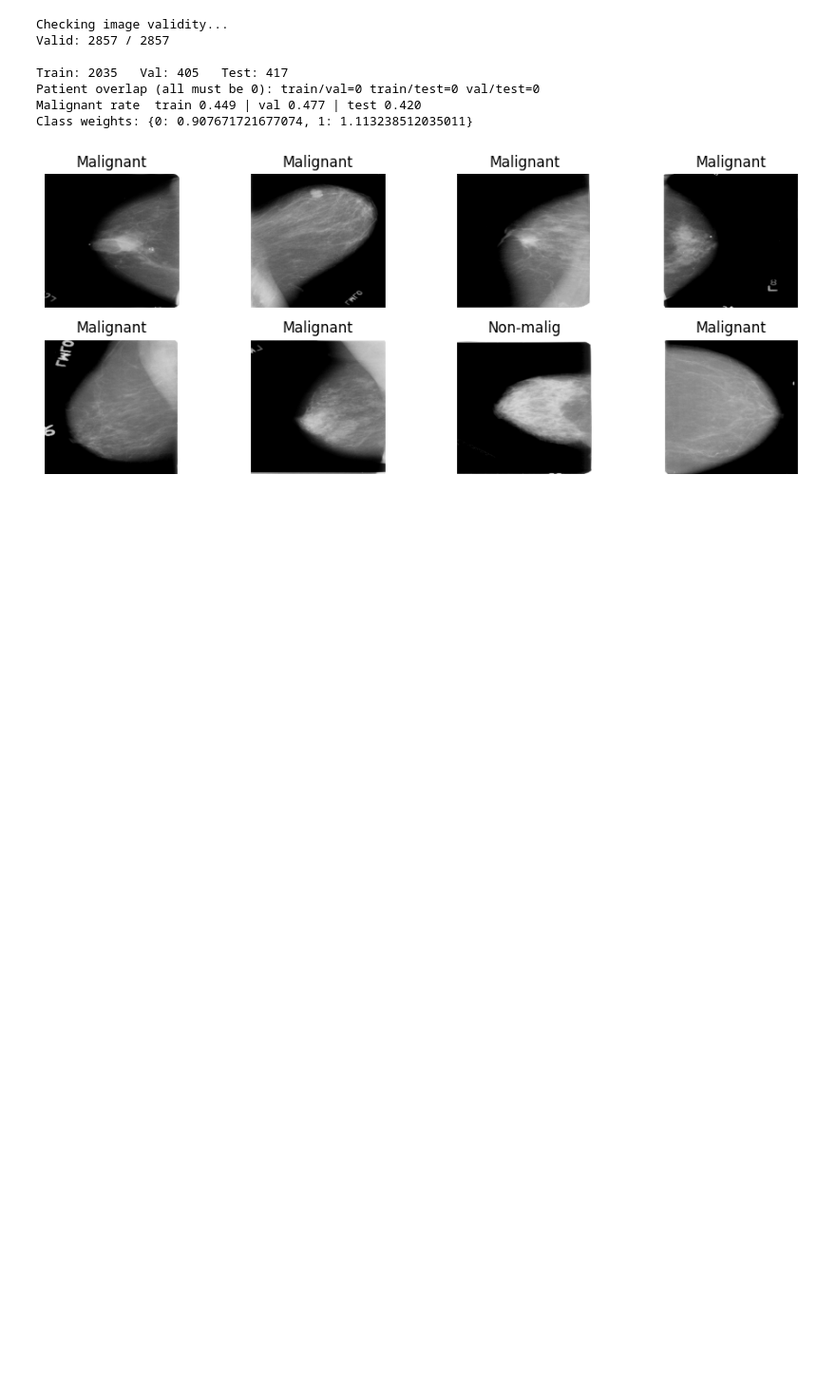
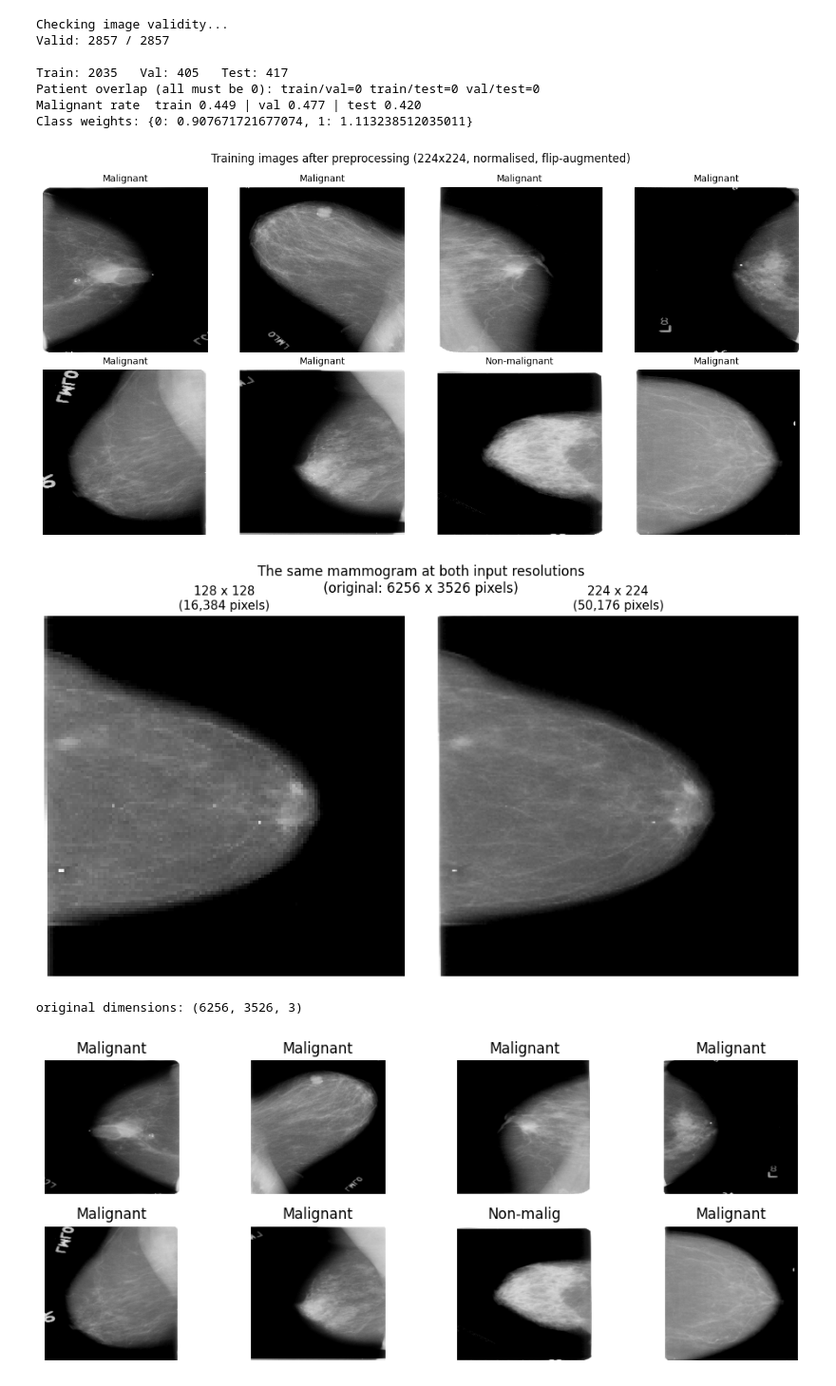
Before and after one commit to azeltkr/breast-cancer-cbis-ddsm, a Jupyter notebook: CM3070_prototype_cbis_ddsm.ipynb, the cells around one changed output. Shown at 95% size. Cells and saved outputs as stored; diff of their text form; code cells hidden in the pictures; blank space fills up the shorter version.

Commit message:
rerun the graphs

```diff
--- a/CM3070_prototype_cbis_ddsm.ipynb
+++ b/CM3070_prototype_cbis_ddsm.ipynb
@@ -279,6 +279,55 @@ Train: 2035   Val: 405   Test: 417
 Patient overlap (all must be 0): train/val=0 train/test=0 val/test=0
 Malignant rate  train 0.449 | val 0.477 | test 0.420
 Class weights: {0: 0.907671721677074, 1: 1.113238512035011}
+# %%
+import matplotlib.pyplot as plt
+import tensorflow as tf, os
+
+FIGDIR = '/content/drive/MyDrive/figures'
+os.makedirs(FIGDIR, exist_ok=True)
+
+# ---------- Figure 4.1: sample training images after preprocessing ----------
+for imgs, lbls in ds_train.take(1):
+    plt.figure(figsize=(12, 6))
+    for i in range(8):
+        plt.subplot(2, 4, i + 1)
+        plt.imshow(imgs[i].numpy())
+        plt.title('Malignant' if lbls[i] == 1 else 'Non-malignant', fontsize=10)
+        plt.axis('off')
+    plt.suptitle(f'Training images after preprocessing ({IMG_SIZE}x{IMG_SIZE}, normalised, flip-augmented)',
+                 fontsize=12)
+    plt.tight_layout()
+    plt.savefig(f'{FIGDIR}/fig_4_1_preprocessed_samples.png', dpi=200, bbox_inches='tight')
+    plt.show()
+    break
+
+# ---------- Figure 4.2: the same mammogram at 128 and 224 ----------
+def decode_at(path, size):
+    img = tf.io.decode_jpeg(tf.io.read_file(path), channels=3,
+                            try_recover_truncated=True, acceptable_fraction=0.5)
+    original = img.shape
+    return tf.image.resize(img, [size, size]).numpy() / 255.0, original
+
+sample_path = p_train[0]
+img128, orig = decode_at(sample_path, 128)
+img224, _    = decode_at(sample_path, 224)
+
+fig, axes = plt.subplots(1, 2, figsize=(10, 5.4))
+for ax, im, s in zip(axes, [img128, img224], [128, 224]):
+    ax.imshow(im)
+    ax.set_title(f'{s} x {s}\n({s*s:,} pixels)', fontsize=11)
+    ax.axis('off')
+plt.suptitle(f'The same mammogram at both input resolutions\n'
+             f'(original: {orig[0]} x {orig[1]} pixels)', fontsize=12)
+plt.tight_layout()
+plt.savefig(f'{FIGDIR}/fig_4_2_resolution_comparison.png', dpi=200, bbox_inches='tight')
+plt.show()
+
+print('original dimensions:', orig)
+# %% [output]
+[figure, added]
+[figure, added]
+original dimensions: (6256, 3526, 3)
 # %%
 def stop_report(hist, es, name):
     m = hist.model
```
Also changed, not shown: parts of 4 cells of this notebook.
